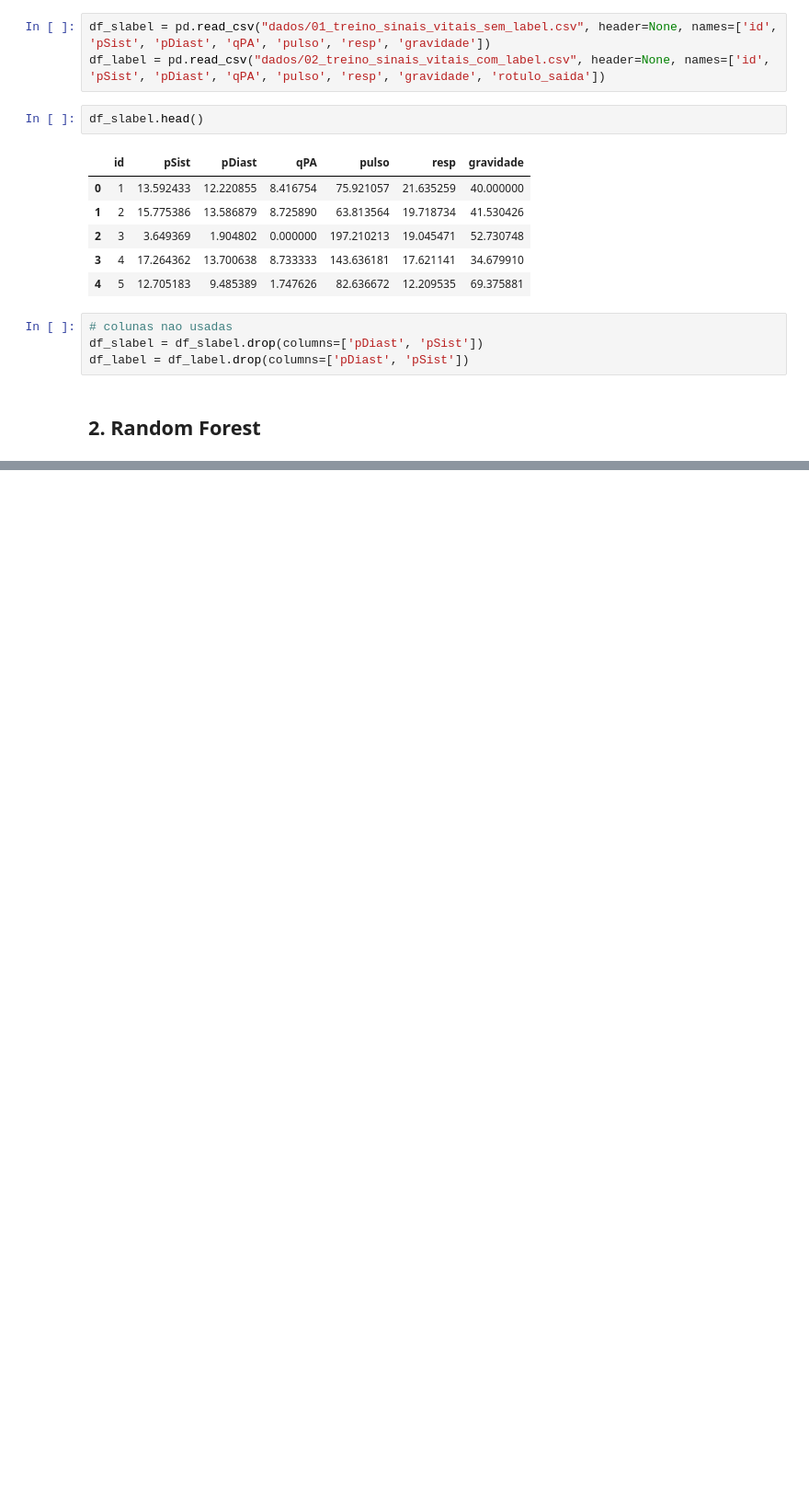
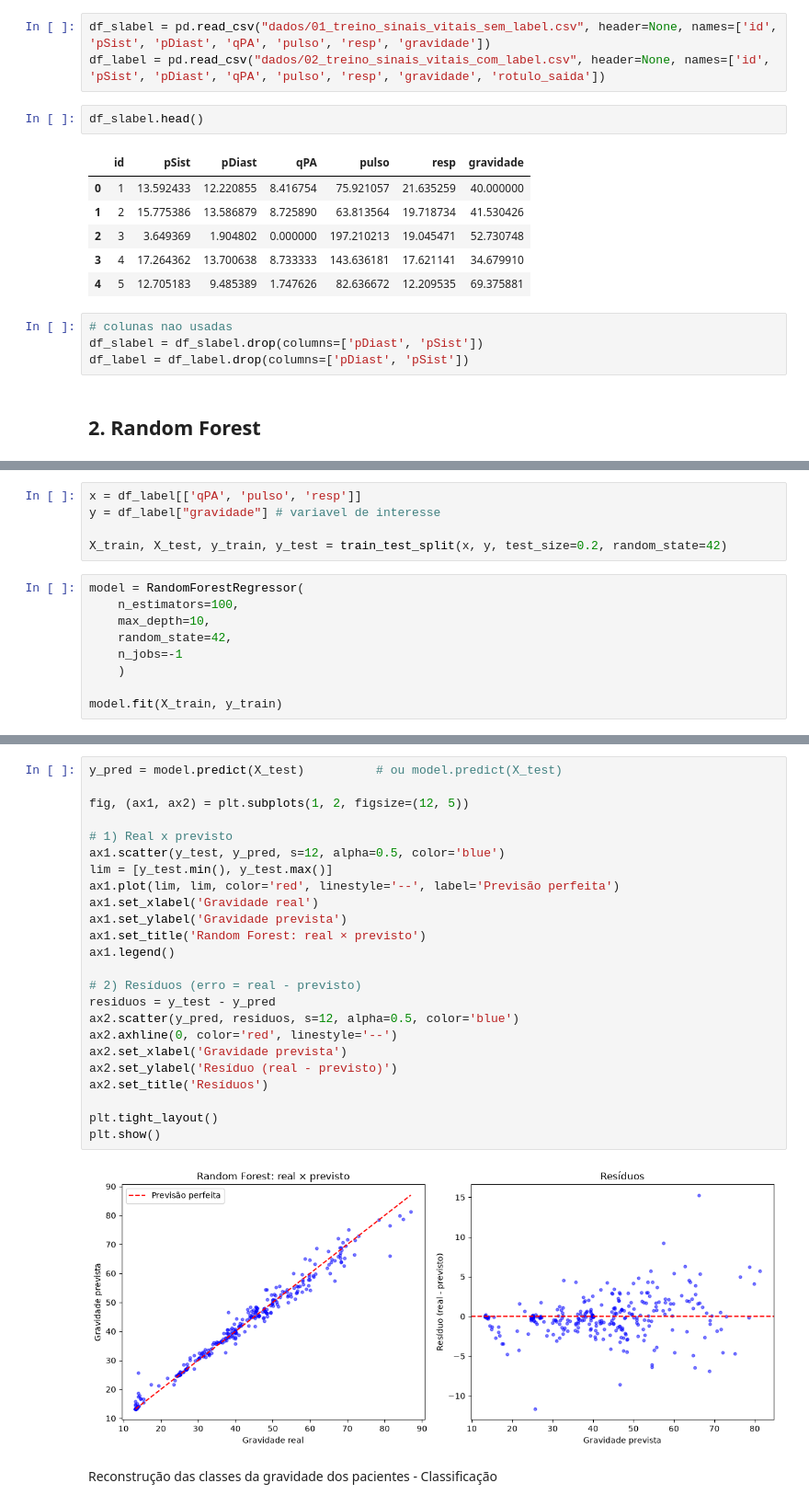
Before and after one commit to maria-exe/machine-learning, a Jupyter notebook: random-forest.ipynb, the cells around one changed output, grey strips where cells are left out. Shown at 92% size. Cells and saved outputs as stored; diff of their text form; blank space fills up the shorter version.

```diff
--- a/random-forest.ipynb
+++ b/random-forest.ipynb
@@ -22,0 +85,14 @@ df_label = df_label.drop(columns=['pDiast', 'pSist'])
+# %%
+x = df_label[['qPA', 'pulso', 'resp']]
+y = df_label["gravidade"] # variavel de interesse
+
+X_train, X_test, y_train, y_test = train_test_split(x, y, test_size=0.2, random_state=42)
+# %%
+model = RandomForestRegressor(
+    n_estimators=100,
+    max_depth=10,
+    random_state=42,
+    n_jobs=-1
+    )
+
+model.fit(X_train, y_train)
@@ -22,0 +112,28 @@ df_label = df_label.drop(columns=['pDiast', 'pSist'])
+# %%
+y_pred = model.predict(X_test)          # ou model.predict(X_test)
+
+fig, (ax1, ax2) = plt.subplots(1, 2, figsize=(12, 5))
+
+# 1) Real x previsto
+ax1.scatter(y_test, y_pred, s=12, alpha=0.5, color='blue')
+lim = [y_test.min(), y_test.max()]
+ax1.plot(lim, lim, color='red', linestyle='--', label='Previsão perfeita')
+ax1.set_xlabel('Gravidade real')
+ax1.set_ylabel('Gravidade prevista')
+ax1.set_title('Random Forest: real × previsto')
+ax1.legend()
+
+# 2) Resíduos (erro = real - previsto)
+residuos = y_test - y_pred
+ax2.scatter(y_pred, residuos, s=12, alpha=0.5, color='blue')
+ax2.axhline(0, color='red', linestyle='--')
+ax2.set_xlabel('Gravidade prevista')
+ax2.set_ylabel('Resíduo (real - previsto)')
+ax2.set_title('Resíduos')
+
+plt.tight_layout()
+plt.show()
+# %% [output]
+[figure, added]
+# %% [markdown]
+Reconstrução das classes da gravidade dos pacientes - Classificação
```
Also changed, not shown: parts of 11 cells of this notebook, 1 other file.
